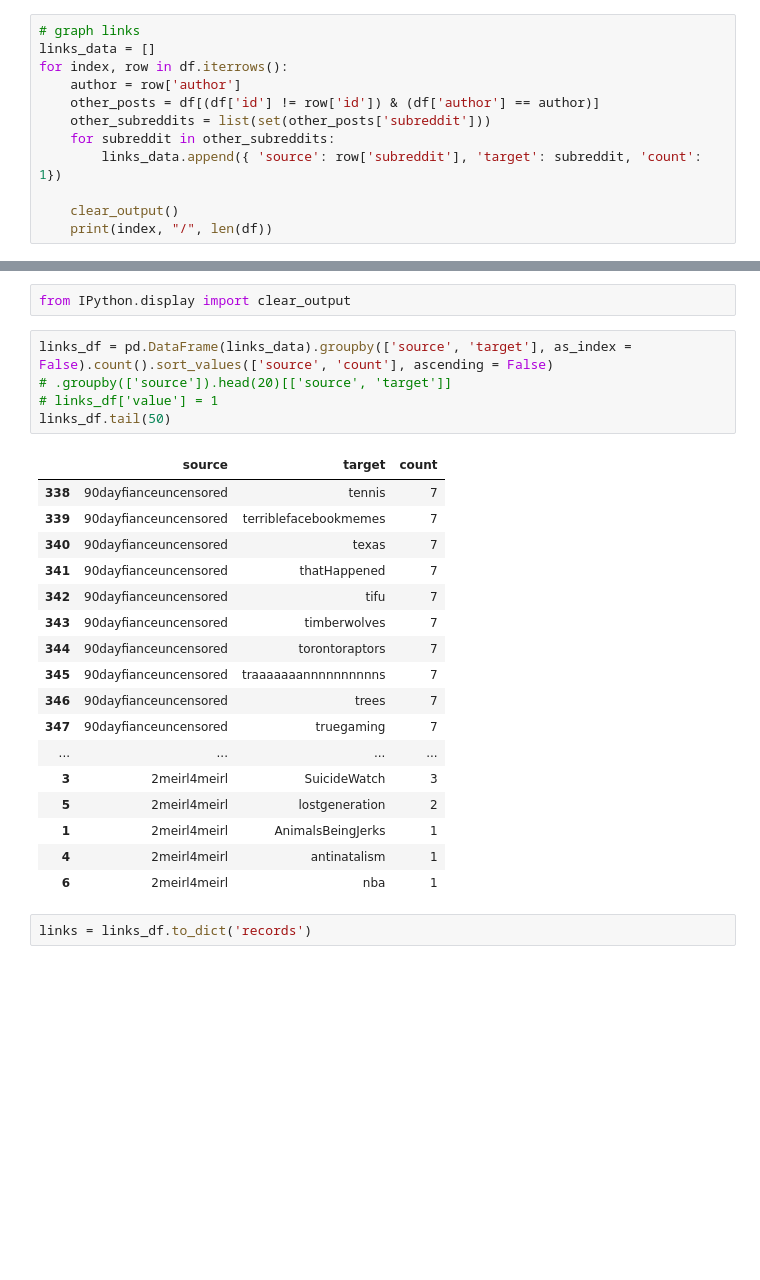
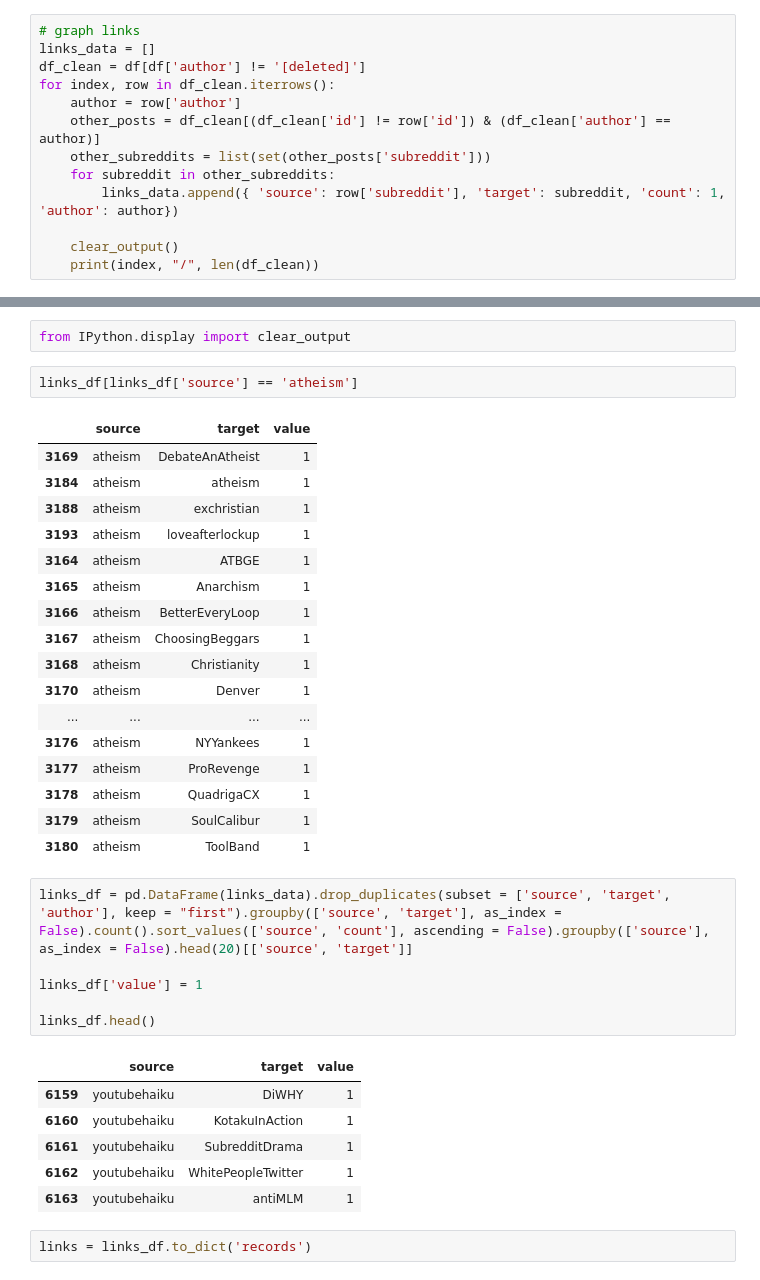
Before and after one commit to 6859-sp21/final-project-emotion-reddit-posts, a Jupyter notebook: preprocessing-Taylor.ipynb, the cells around one changed output, grey strips where cells are left out. Cells and saved outputs as stored; diff of their text form; blank space fills up the shorter version.

```diff
--- a/preprocessing-Taylor.ipynb
+++ b/preprocessing-Taylor.ipynb
@@ -116,13 +137,14 @@ nodes = top_sentiment_per_subreddit.to_dict('records')
 # %%
 # graph links
 links_data = []
-for index, row in df.iterrows():
+df_clean = df[df['author'] != '[deleted]']
+for index, row in df_clean.iterrows():
     author = row['author']
-    other_posts = df[(df['id'] != row['id']) & (df['author'] == author)]
+    other_posts = df_clean[(df_clean['id'] != row['id']) & (df_clean['author'] == author)]
     other_subreddits = list(set(other_posts['subreddit']))
     for subreddit in other_subreddits:
-        links_data.append({ 'source': row['subreddit'], 'target': subreddit, 'count': 1})
+        links_data.append({ 'source': row['subreddit'], 'target': subreddit, 'count': 1, 'author': author})
 
     clear_output()
-    print(index, "/", len(df))
+    print(index, "/", len(df_clean))
 # %% [output]
@@ -131,28 +174,38 @@ KeyboardInterrupt:
 # %%
 from IPython.display import clear_output
+# %%
+links_df[links_df['source'] == 'atheism']
+# %% [output]
+|  | source | target | value |
+| 3169 | atheism | DebateAnAtheist | 1 |
+| 3184 | atheism | atheism | 1 |
+| 3188 | atheism | exchristian | 1 |
+| 3193 | atheism | loveafterlockup | 1 |
+| 3164 | atheism | ATBGE | 1 |
+| 3165 | atheism | Anarchism | 1 |
+| 3166 | atheism | BetterEveryLoop | 1 |
+| 3167 | atheism | ChoosingBeggars | 1 |
+| 3168 | atheism | Christianity | 1 |
+| 3170 | atheism | Denver | 1 |
+| ... | ... | ... | ... |
+| 3176 | atheism | NYYankees | 1 |
+| 3177 | atheism | ProRevenge | 1 |
+| 3178 | atheism | QuadrigaCX | 1 |
+| 3179 | atheism | SoulCalibur | 1 |
+| 3180 | atheism | ToolBand | 1 |
 # %%
-links_df = pd.DataFrame(links_data).groupby(['source', 'target'], as_index = False).count().sort_values(['source', 'count'], ascending = False)
-# .groupby(['source']).head(20)[['source', 'target']]
-# links_df['value'] = 1
-links_df.tail(50)
+links_df = pd.DataFrame(links_data).drop_duplicates(subset = ['source', 'target', 'author'], keep = "first").groupby(['source', 'target'], as_index = False).count().sort_values(['source', 'count'], ascending = False).groupby(['source'], as_index = False).head(20)[['source', 'target']]
+
+links_df['value'] = 1
+
+links_df.head()
 # %% [output]
-|  | source | target | count |
-| 338 | 90dayfianceuncensored | tennis | 7 |
-| 339 | 90dayfianceuncensored | terriblefacebookmemes | 7 |
-| 340 | 90dayfianceuncensored | texas | 7 |
-| 341 | 90dayfianceuncensored | thatHappened | 7 |
-| 342 | 90dayfianceuncensored | tifu | 7 |
-| 343 | 90dayfianceuncensored | timberwolves | 7 |
-| 344 | 90dayfianceuncensored | torontoraptors | 7 |
-| 345 | 90dayfianceuncensored | traaaaaaannnnnnnnnns | 7 |
-| 346 | 90dayfianceuncensored | trees | 7 |
-| 347 | 90dayfianceuncensored | truegaming | 7 |
-| ... | ... | ... | ... |
-| 3 | 2meirl4meirl | SuicideWatch | 3 |
-| 5 | 2meirl4meirl | lostgeneration | 2 |
-| 1 | 2meirl4meirl | AnimalsBeingJerks | 1 |
-| 4 | 2meirl4meirl | antinatalism | 1 |
-| 6 | 2meirl4meirl | nba | 1 |
+|  | source | target | value |
+| 6159 | youtubehaiku | DiWHY | 1 |
+| 6160 | youtubehaiku | KotakuInAction | 1 |
+| 6161 | youtubehaiku | SubredditDrama | 1 |
+| 6162 | youtubehaiku | WhitePeopleTwitter | 1 |
+| 6163 | youtubehaiku | antiMLM | 1 |
 # %%
 links = links_df.to_dict('records')
 # %%
```
Also changed, not shown: parts of 4 cells of this notebook, 2 other files.
